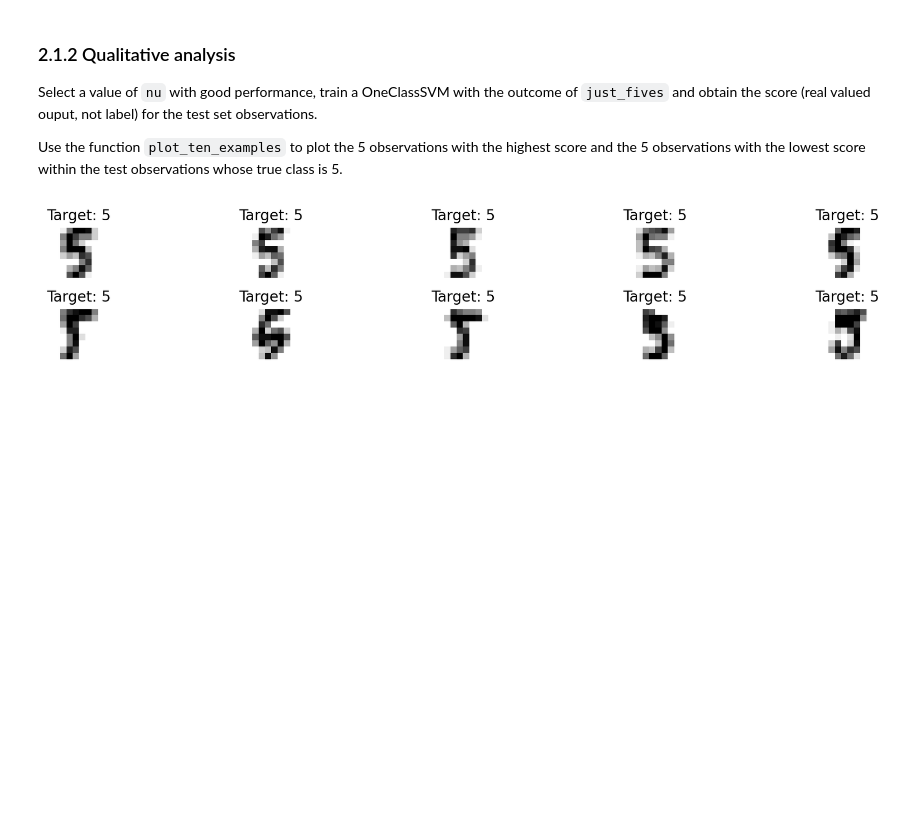
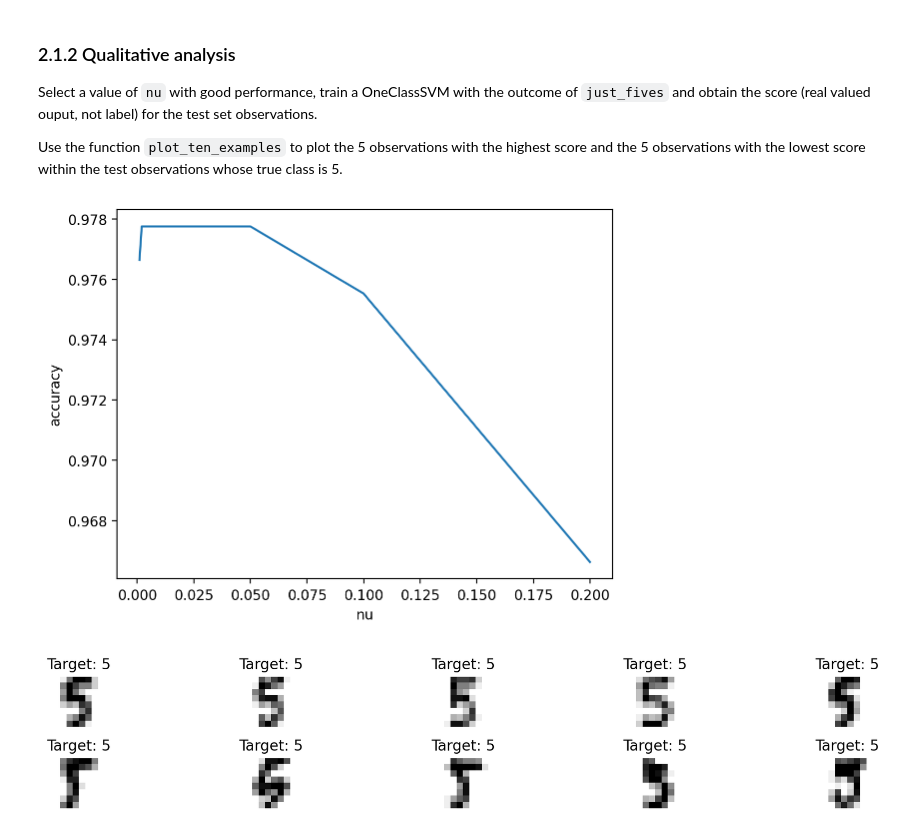
Before and after one commit to andres-nav/ml2, a Jupyter notebook: 03 Kernel Unsupervised/lab_one_class_svm_2023.ipynb, the cells around one changed output. Saved outputs shown, nothing was run; the diff lists cells and outputs as text; code cells hidden in the pictures; blank space fills up the shorter version.

```diff
--- a/03 Kernel Unsupervised/lab_one_class_svm_2023.ipynb
+++ b/03 Kernel Unsupervised/lab_one_class_svm_2023.ipynb
@@ -292,6 +311,13 @@ The performance does not seem to be much affected from the variation of nu. nu =
 Select a value of `nu` with good performance, train a OneClassSVM with the outcome of `just_fives` and obtain the score (real valued ouput, not label) for the test set observations.
 
 Use the function `plot_ten_examples` to plot the 5 observations with the highest score and the 5 observations with the lowest score within the test observations whose true class is 5.
+# %%
+plt.plot(range_nu, ((tn+tp) / (tn+tp+fp+fn)))
+plt.ylabel("accuracy")
+plt.xlabel("nu")
+plt.show()
+# %% [output]
+[figure, added]
 # %%
 nu_1 = 0.001
 
```
Also changed, not shown: parts of 11 cells of this notebook.
